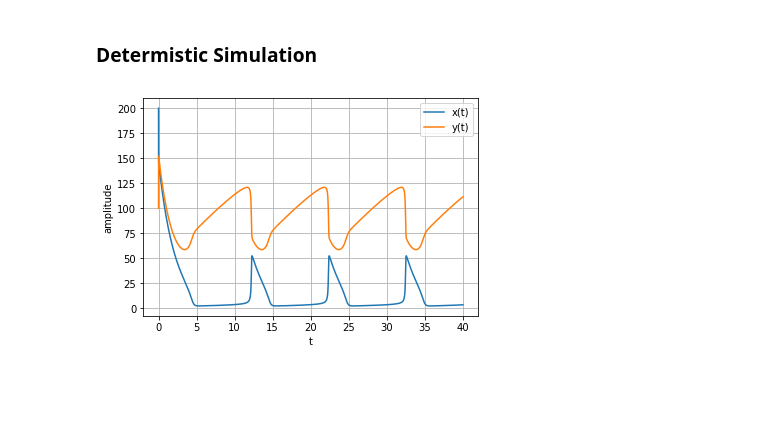
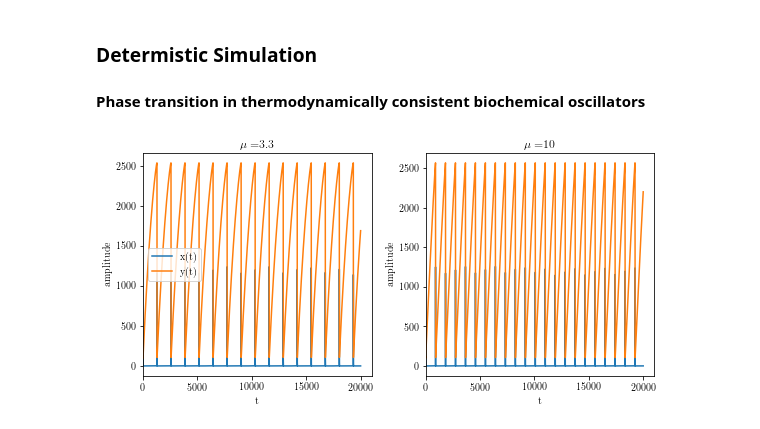
Before and after one commit to Wenping-Cui/Biological-Oscillators, a Jupyter notebook: Brusselator.ipynb, the cells around one changed output. Saved outputs shown, nothing was run; the diff lists cells and outputs as text; code cells hidden in the pictures; blank space fills up the shorter version.

```diff
--- a/Brusselator.ipynb
+++ b/Brusselator.ipynb
@@ -5,38 +15,46 @@ http://student.ulb.ac.be/~gaspard/AG.JCP.08.pdf
 # %% [markdown]
 ### Determistic Simulation
+#### Phase transition in thermodynamically consistent biochemical oscillators
 # %%
-from scipy.integrate import odeint
-import numpy as np
-import matplotlib.pyplot as plt
-v =10.0
-gamma1=0.8
-gamma2=0.1
-gamma=gamma1*gamma2
-k1=1.0;
-k2=1./gamma1;
+v =100.0
+mu=3.3;
+k1=0.1;
+k_1=1.;
+k2=0.1;
 k3=1.;
-k_1=1.;
-k_2=1.*gamma2;
-k_3=1;
-def Brusse(Y, t, a, b,c,v):
+k_3=1.;
+k_2=10**(-mu)*k_1*k2/k1;
+a = 0.1*v;
+b = 0.3*v;
+def Brusse_Barato(Y, t,mu):
+    k_2=10**(-mu)*k_1*k2/k1;
     x, y = Y
-    dYdt = np.array([a*k1-k_1*x+k_2*c*y/v-k2*b*x/v+k3*x**2*y/v**2-k_3*x**3/v**2, k2*b*x/v-k_2*c*y/v+k_3*x**3/v**2-k3*x**2*y/v**2])
+    dYdt = np.array([a*k1-k_1*x+k3*(x**2)*y/v**2-k_3*(x**3)/v**2, k2*b-k_2*y+k_3*(x**3)/v**2-k3*(x**2)*y/v**2])
     return dYdt
-a = 1.*v; # or 0.18
-b = 7*v;
-c=1*v
-t = np.linspace(0, 100, 10000)
-Y0 = [20*v, 10*v] # the intials
-sol = odeint(Brusse, Y0, t, args=(a, b,c,v))
 
-t0=4000
-plt.plot(t[0:t0], sol[0:t0, 0], label='x(t)')
-plt.plot(t[0:t0], sol[0:t0, 1], label='y(t)')
-plt.legend(loc='best')
-plt.xlabel('t')
-plt.ylabel('amplitude')
-plt.grid()
-plt.savefig('Brusselator_Figures/Brusselator_determinstic.png',dpi=1000)
+t = np.linspace(0, 20000, 100000)
+Y0 = [2*v, 1*v] # the intials
+
+t0=1000000
+plt.rc('text', usetex=True)
+plt.rc('font', family='serif')
+fig, ax = plt.subplots(1,2, figsize=(8, 4))
+axs = ax.ravel()
+i=0
+mu_list=[3.3,10]
+for ax, mu in zip(axs, mu_list):
+    sol = odeint(Brusse_Barato, Y0, t, args=(mu,))
+    ax.plot(t[0:t0], sol[0:t0, 0], label='x(t)')
+    ax.plot(t[0:t0], sol[0:t0, 1], label='y(t)')
+    ax.set_xlim(left=0)
+    ax.set_title(r"$\displaystyle\mu=$"+str(mu))
+    if i==0:
+        ax.legend(loc='best')
+    i=i+1
+    ax.set_xlabel('t')
+    ax.set_ylabel('amplitude')
+plt.tight_layout()
+fig.savefig('Brusselator_Figures//Brusse_Barato_determinstic.pdf',dpi=100)
 plt.show()
 # %% [output]
-[figure, old version]
+[figure, new version]
```
Also changed, not shown: parts of 5 cells of this notebook, 3 other files.
